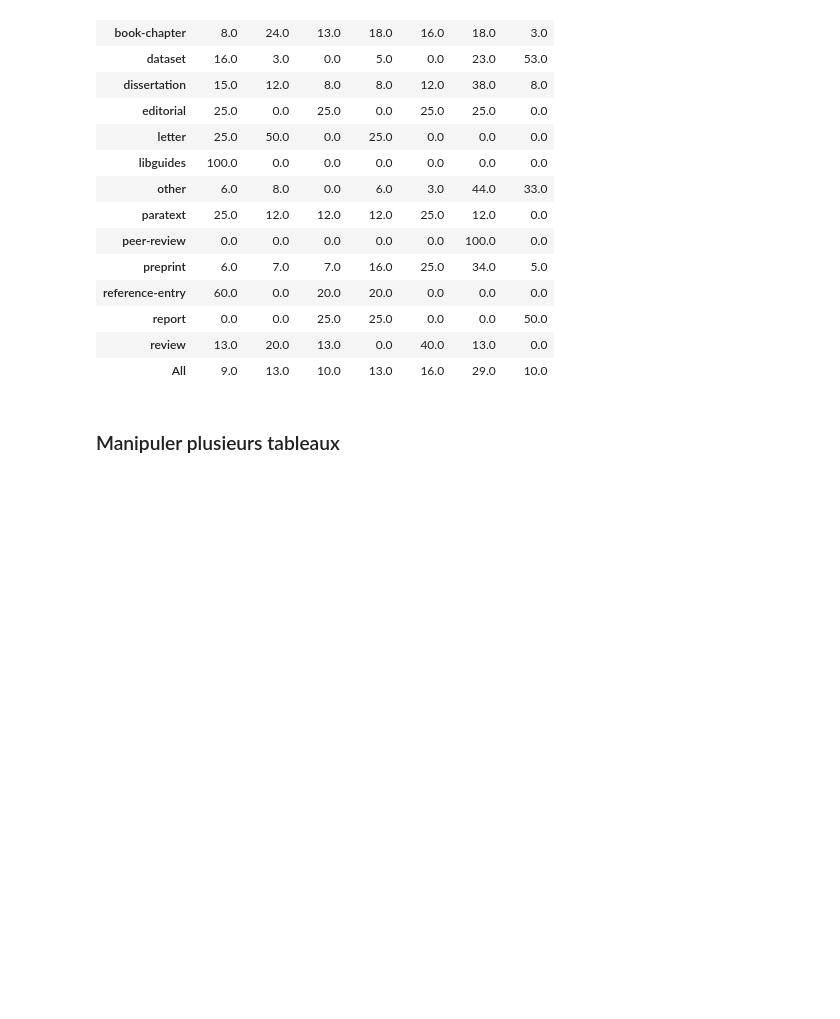
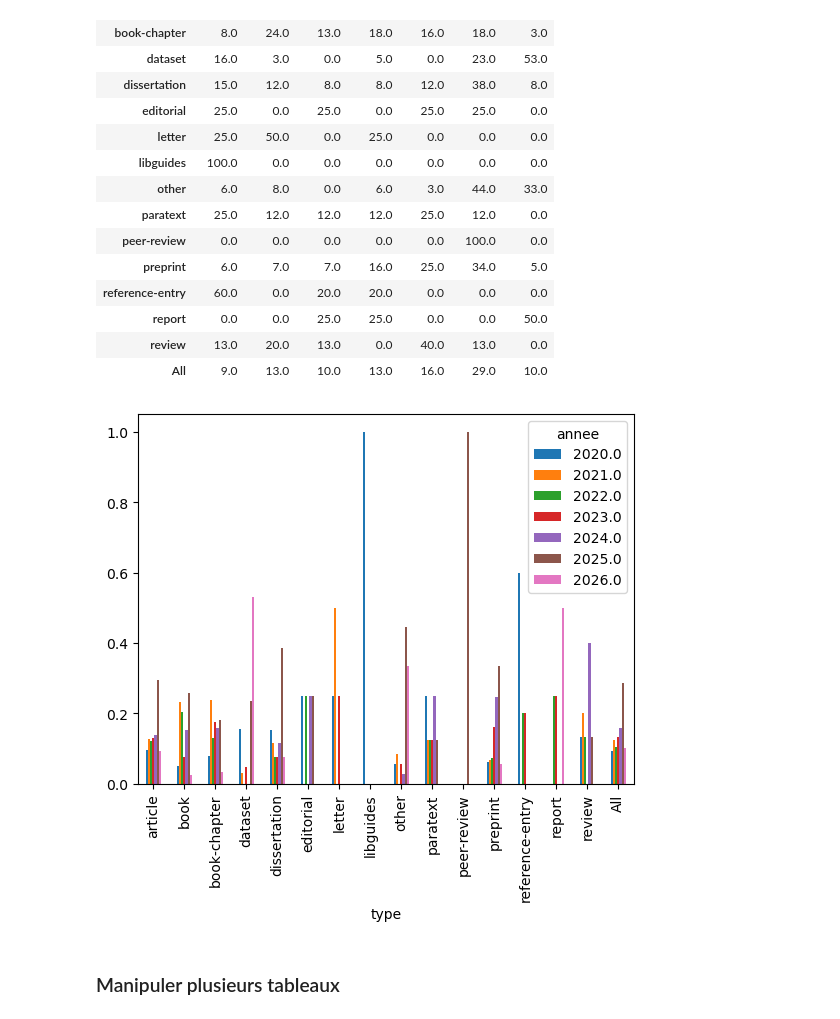
Before and after one commit to pyshs/CUSO2026, a Jupyter notebook: notebooks/pandas.ipynb, the cells around one changed output. Drawn from its saved outputs; the diff is of its cells as text; code cells hidden in the pictures; blank space fills up the shorter version.

```diff
--- a/notebooks/pandas.ipynb
+++ b/notebooks/pandas.ipynb
@@ -326,8 +326,10 @@ pd.crosstab(df_recent["type"], df_recent["annee"], normalize=True)
 | review | 0.001485 | 0.002227 | 0.001485 | 0.000000 | 0.004454 | 0.001485 | 0.000000 |
 # %%
 # Exemple d'un tableau croisé pourcentages en ligne
-tab = pd.crosstab(df_recent["type"], df_recent["annee"], normalize="index", margins=True)
-tab.round(2)*100
+tab = pd.crosstab(
+    df_recent["type"], df_recent["annee"], normalize="index", margins=True
+)
+tab.round(2) * 100
 # %% [output]
 | annee | 2020.0 | 2021.0 | 2022.0 | 2023.0 | 2024.0 | 2025.0 | 2026.0 |
 | type |  |  |  |  |  |  |  |
@@ -347,6 +349,16 @@ tab.round(2)*100
 | report | 0.0 | 0.0 | 25.0 | 25.0 | 0.0 | 0.0 | 50.0 |
 | review | 13.0 | 20.0 | 13.0 | 0.0 | 40.0 | 13.0 | 0.0 |
 | All | 9.0 | 13.0 | 10.0 | 13.0 | 16.0 | 29.0 | 10.0 |
+# %%
+# On peut aussi faire un graph sur le
+tab.plot(
+    kind="bar",
+    # stacked=True,
+    # legend=False,
+    # subplots=True,
+);
+# %% [output]
+[figure, added]
 # %% [markdown]
 ### Manipuler plusieurs tableaux
 # %%
```
Also changed, not shown: parts of 23 cells of this notebook.
